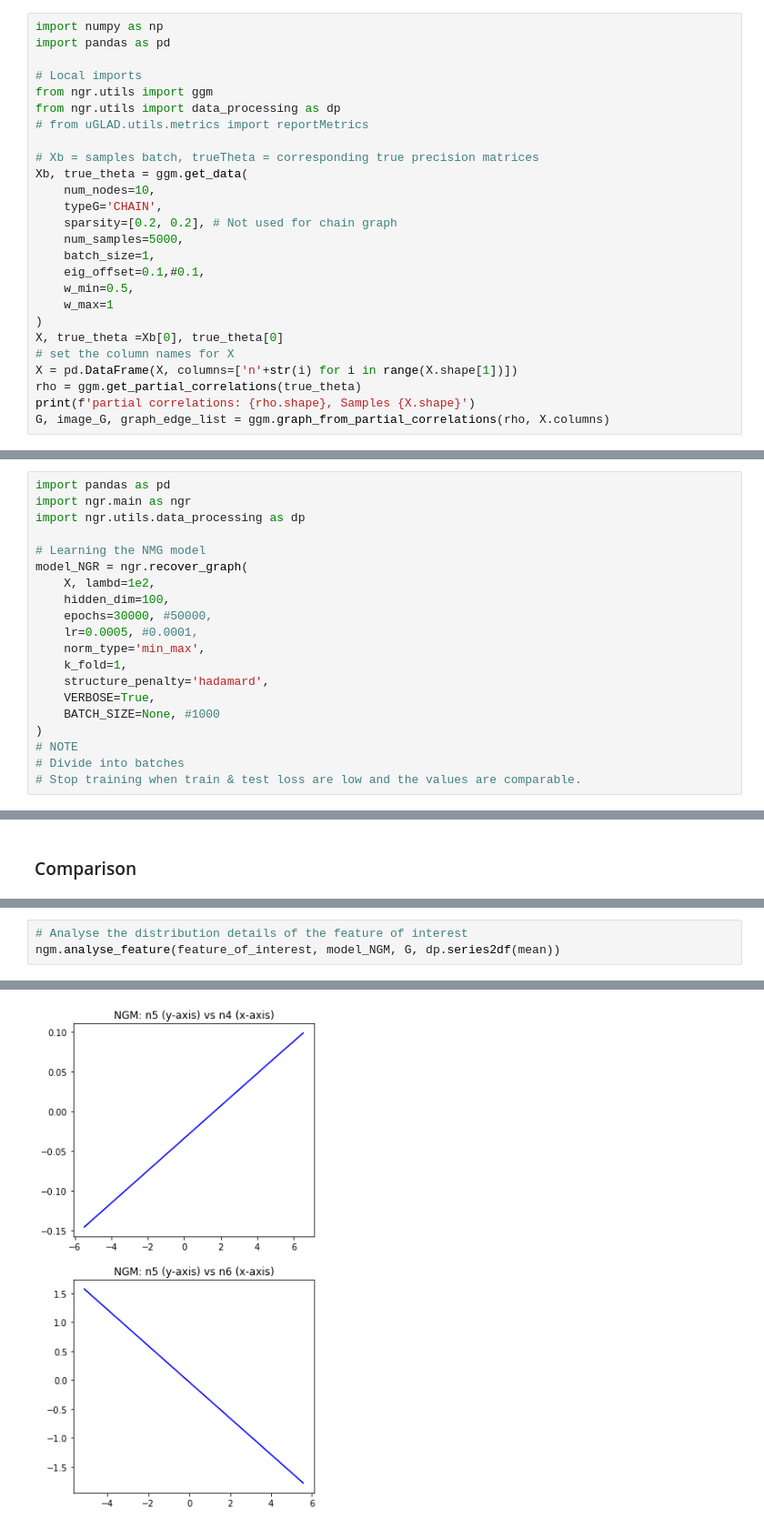
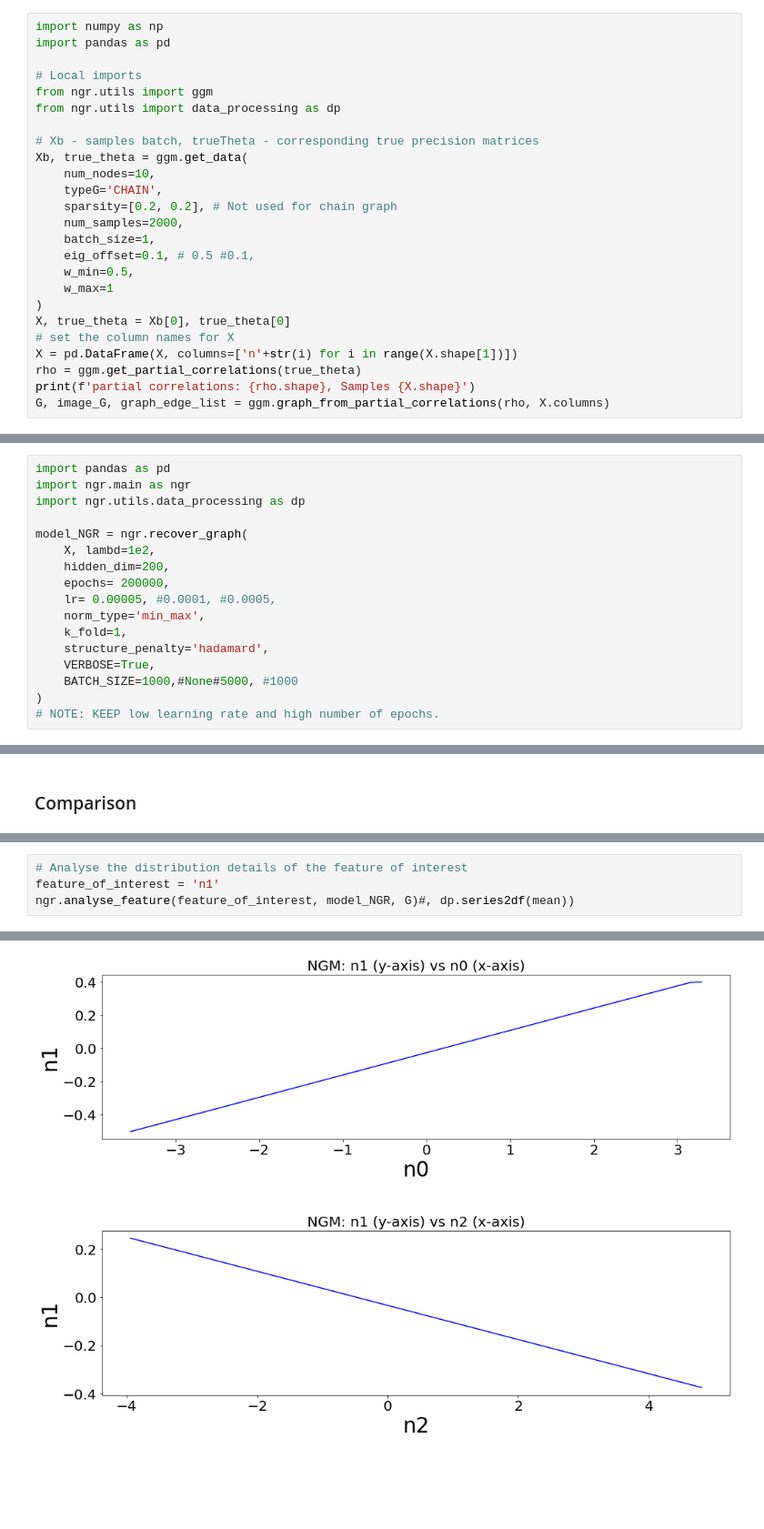
Before and after one commit to Harshs27/neural-graph-revealers, a Jupyter notebook: demo_NGR.ipynb, the cells around one changed output, grey strips where cells are left out. Shown: that part at 91% size. Cells and saved outputs as stored; diff of their text form; blank space fills up the shorter version.

```diff
--- a/demo_NGR.ipynb
+++ b/demo_NGR.ipynb
@@ -31,20 +29,19 @@ import pandas as pd
 # Local imports
 from ngr.utils import ggm
 from ngr.utils import data_processing as dp
-# from uGLAD.utils.metrics import reportMetrics
 
-# Xb = samples batch, trueTheta = corresponding true precision matrices
+# Xb - samples batch, trueTheta - corresponding true precision matrices
 Xb, true_theta = ggm.get_data(
     num_nodes=10,
     typeG='CHAIN',
     sparsity=[0.2, 0.2], # Not used for chain graph
-    num_samples=5000,
+    num_samples=2000,
     batch_size=1,
-    eig_offset=0.1,#0.1,
+    eig_offset=0.1, # 0.5 #0.1,
     w_min=0.5,
     w_max=1
 )
-X, true_theta =Xb[0], true_theta[0]
+X, true_theta = Xb[0], true_theta[0]
 # set the column names for X
 X = pd.DataFrame(X, columns=['n'+str(i) for i in range(X.shape[1])])
 rho = ggm.get_partial_correlations(true_theta)
@@ -67,19 +64,16 @@ import pandas as pd
 import ngr.main as ngr
 import ngr.utils.data_processing as dp
 
-# Learning the NMG model
 model_NGR = ngr.recover_graph(
     X, lambd=1e2,
-    hidden_dim=100,
-    epochs=30000, #50000,
-    lr=0.0005, #0.0001,
+    hidden_dim=200,
+    epochs= 200000,
+    lr= 0.00005, #0.0001, #0.0005,
     norm_type='min_max',
     k_fold=1,
     structure_penalty='hadamard',
     VERBOSE=True,
-    BATCH_SIZE=None, #1000
+    BATCH_SIZE=1000,#None#5000, #1000
 )
-# NOTE
-# Divide into batches
-# Stop training when train & test loss are low and the values are comparable.
+# NOTE: KEEP low learning rate and high number of epochs.
 # %% [output]
@@ -204,5 +124,6 @@ target=n5, source=n6
 # %%
 # Analyse the distribution details of the feature of interest
-ngm.analyse_feature(feature_of_interest, model_NGM, G, dp.series2df(mean))
+feature_of_interest = 'n1'
+ngr.analyse_feature(feature_of_interest, model_NGR, G)#, dp.series2df(mean))
 # %% [output]
 Features dropped from graph: set()
@@ -211 +132 @@ target=n5, source=n6
-[figure, old version]
+[figure, new version]
```
Also changed, not shown: parts of 19 cells of this notebook, 21 other files.
